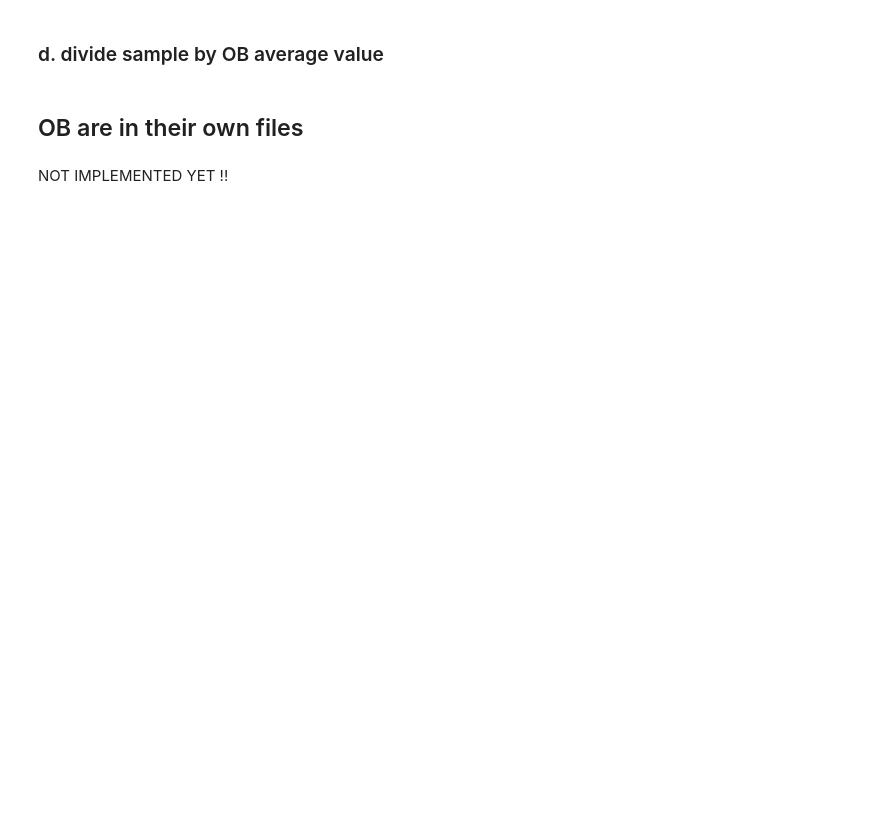
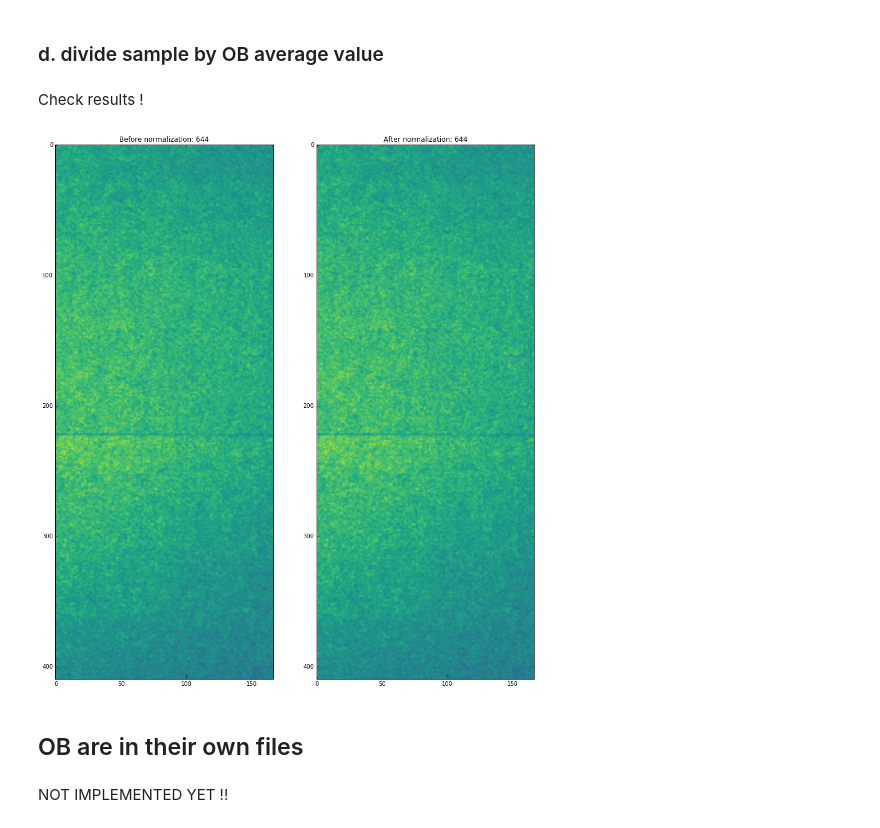
Before and after one commit to ornlneutronimaging/BraggEdge, a Jupyter notebook: notebook/bragg_egde_detection_step1_of_2.ipynb, the cells around one changed output. Drawn from its saved outputs; the diff is of its cells as text; code cells hidden in the pictures; blank space fills up the shorter version.

```diff
--- a/notebook/bragg_egde_detection_step1_of_2.ipynb
+++ b/notebook/bragg_egde_detection_step1_of_2.ipynb
@@ -181,0 +240,5 @@ ax_img.set_title("Average Counts of OB region")
+# %%
+new_images_cropped = []
+for _image in new_images:
+    _image_cropped = _image[s_top: s_bottom, s_left: s_right]
+    new_images_cropped.append(_image_cropped)
@@ -182,5 +251,38 @@ ax_img.set_title("Average Counts of OB region")
 # %% [markdown]
 ### d. divide sample by OB average value
+# %%
+new_images_cropped_normalized = []
+for _index, _image in enumerate(new_images_cropped):
+    _mean_ob = new_ob_mean[_index]
+    _image_normalized = _image / _mean_ob
+    new_images_cropped_normalized.append(_image_normalized)
+# %% [markdown]
+Check results !
+# %%
+# select Sample region
+nbr_images = len(new_images_cropped_normalized)
+
+def plot_images_before_and_after_normalization(file_index):
+    """Display the sample region before and after normalization"""
+
+    _sample_raw = new_images_cropped[file_index]
+    _sample_norm = new_images_cropped_normalized[file_index]
+
+    fig4 = plt.figure(figsize=(15, 30))
+
+    ax_img1 = plt.subplot(121)
+    ax_img1.imshow(_sample_raw, cmap='viridis')
+    ax_img1.set_title("Before normalization: %d" %(file_index))
+
+    ax_img2 = plt.subplot(122)
+    ax_img2.imshow(_sample_norm, cmap='viridis')
+    ax_img2.set_title("After normalization: %d" %(file_index))
+
+check_normalization = interact(plot_images_before_and_after_normalization,
+                   file_index = widgets.IntSlider(min=0, max=nbr_images, step=1, value=0,
+                                              description='Image Index'))
+# %% [output]
+[figure, added]
 # %% [markdown]
 ## OB are in their own files
 # %% [markdown]
```
Also changed, not shown: parts of 31 cells of this notebook.
